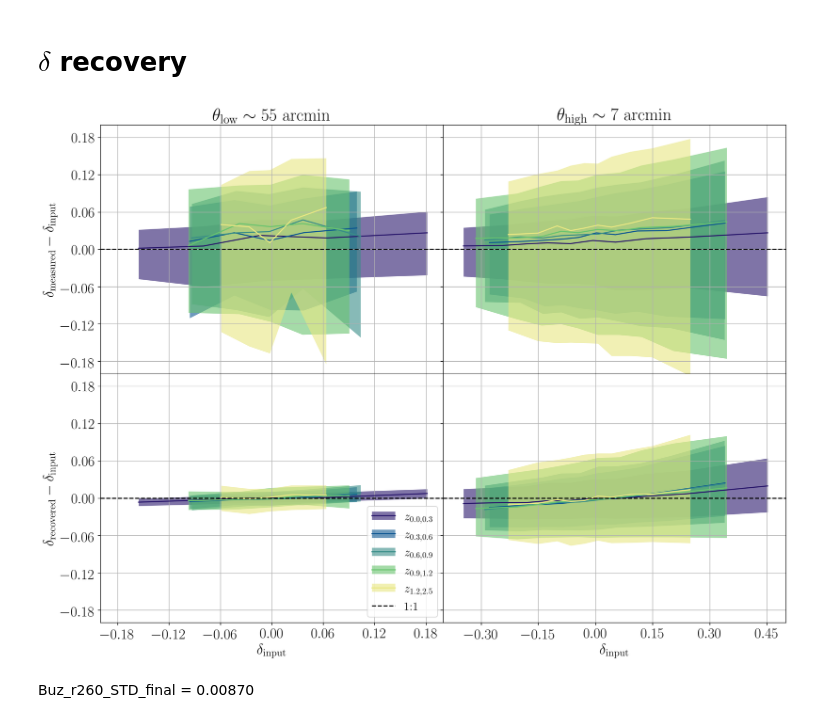
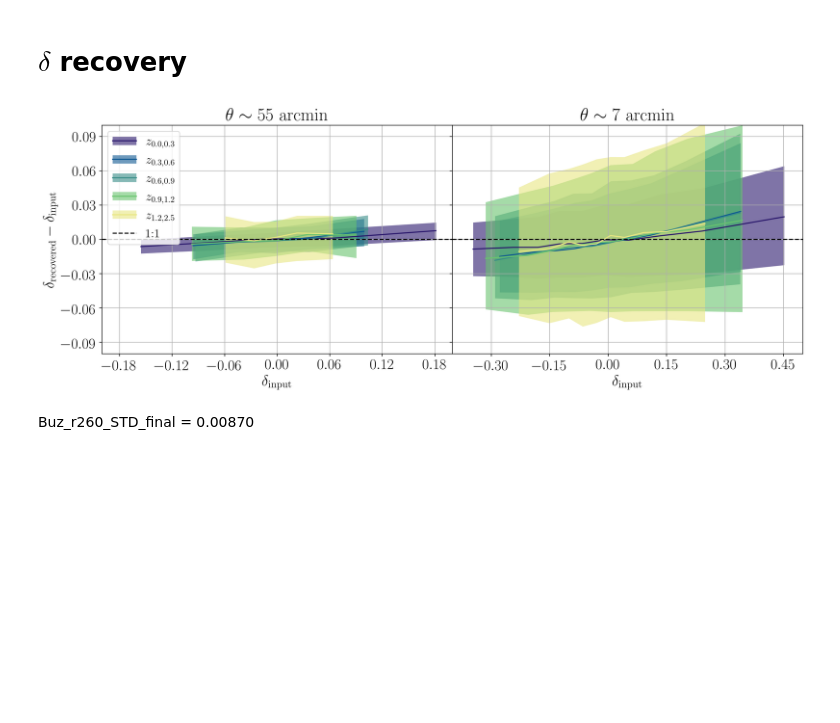
Before and after one commit to MBravoS/MW_dust_galcat, a Jupyter notebook: Plots_main.ipynb, the cells around one changed output. Saved outputs shown, nothing was run; the diff lists cells and outputs as text; code cells hidden in the pictures; blank space fills up the shorter version.

Commit message:
Improved main plots

```diff
--- a/Plots_main.ipynb
+++ b/Plots_main.ipynb
@@ -157,8 +157,8 @@ int_Buz_r260_n9=pd.concat([pd.read_csv(f) for f in sorted(glob.glob('../MWdust_r
 # %%
 display(Markdown(f'Low resolution = {hp.pixelfunc.nside2pixarea(2**6,degrees=True)*3600:.3f} arcmin$^2$ ($\sim${hp.pixelfunc.nside2resol(2**6,arcmin=True):.3f} arcmin)'))
 display(Markdown(f'High resolution = {hp.pixelfunc.nside2pixarea(2**9,degrees=True)*3600:.3f} arcmin$^2$ ($\sim${hp.pixelfunc.nside2resol(2**9,arcmin=True):.3f} arcmin)'))
-nlow=f'$\\theta_\mathrm{{low}}\sim{hp.pixelfunc.nside2resol(2**6,arcmin=True):.0f}$ arcmin'
-nhigh=f'$\\theta_\mathrm{{high}}\sim{hp.pixelfunc.nside2resol(2**9,arcmin=True):.0f}$ arcmin'
+nlow=f'$\\theta\sim{hp.pixelfunc.nside2resol(2**6,arcmin=True):.0f}$ arcmin'
+nhigh=f'$\\theta\sim{hp.pixelfunc.nside2resol(2**9,arcmin=True):.0f}$ arcmin'
 # %% [output]
 Low resolution = 3021.457 arcmin$^2$ ($\sim$54.968 arcmin)
 High resolution = 47.210 arcmin$^2$ ($\sim$6.871 arcmin)
@@ -459,71 +459,57 @@ delta_Buz_r260_n9=delta_recovery(9,int_Buz_r260_n9,pix_Buz_r260_n9,dust_Buz_r260
 col_map=cm.get_cmap(cmo.cm.haline)
 delta_Buz_r260={}
 
-fig=plot.figure(figsize=new_fig_size*2)
-spec=gs.GridSpec(nrows=2,ncols=2,figure=fig,wspace=0,hspace=0,left=0.08,right=0.99,bottom=0.07,top=0.95)
-fax=[[fig.add_subplot(spec[0,0]),fig.add_subplot(spec[0,1])],
-     [fig.add_subplot(spec[1,0]),fig.add_subplot(spec[1,1])]]
-temp=fax[0][1].get_yaxis().set_ticklabels([])
-temp=fax[1][1].get_yaxis().set_ticklabels([])
-temp=fax[0][0].get_xaxis().set_ticklabels([])
-temp=fax[0][1].get_xaxis().set_ticklabels([])
+fig=plot.figure(figsize=(new_fig_size[0]*2,new_fig_size[1]))
+spec=gs.GridSpec(nrows=1,ncols=2,figure=fig,wspace=0,hspace=0,left=0.08,right=0.99,bottom=0.13,top=0.92)
+fax=[fig.add_subplot(spec[0,0]),fig.add_subplot(spec[0,1])]
+temp=fax[1].get_yaxis().set_ticklabels([])
+temp=fax[0].get_xaxis().set_ticks([-0.18,-0.12,-0.06,0.0,0.06,0.12,0.18])
+temp=fax[1].get_xaxis().set_ticks([-0.3,-0.15,0.0,0.15,0.30,0.45])
 for i in range(2):
-    for j in range(2):
-        temp=fax[i][0].get_xaxis().set_ticks([-0.18,-0.12,-0.06,0.0,0.06,0.12,0.18])
-        temp=fax[i][1].get_xaxis().set_ticks([-0.3,-0.15,0.0,0.15,0.30,0.45])
-        temp=fax[i][j].get_yaxis().set_ticks([-0.18,-0.12,-0.06,0.0,0.06,0.12,0.18])
-        fax[i][j].set_rasterized(True)
+    temp=fax[i].get_yaxis().set_ticks([-0.09,-0.06,-0.03,0.0,0.03,0.06,0.09])
+    fax[i].set_rasterized(True)
 zlist=['z015','z045','z075','z105','z185']
 
 # nlow
-fax[0][0].set_title(nlow)
+fax[0].set_title(nlow)
 for i in range(len(zlist)):
     z=zlist[i]
-    sp.errorband(delta_Buz_r260_n6[f'delta_input_{z}'],delta_Buz_r260_n6[f'delta_measured_{z}']-delta_Buz_r260_n6[f'delta_input_{z}'],
-                 stat_mid='median',bin_type='equal',stat_low=16,stat_high=84,line=True,ax=fax[0][0],xlim=[-0.2,0.2],ylim=[-0.2,0.2],
-                 bins=5,line_kw={'c':col_map(1.0*i/(L-0.8))},band_kw={'color':col_map(1.0*i/(L-0.8)),'alpha':0.6},
-                 ylabel='$\delta_\mathrm{measured}-\delta_\mathrm{input}$')
     sp.errorband(delta_Buz_r260_n6[f'delta_input_{z}'],delta_Buz_r260_n6[f'delta_recovered_{z}']-delta_Buz_r260_n6[f'delta_input_{z}'],
                  stat_mid='median',bin_type='equal',stat_low=16,ylabel='$\delta_\mathrm{recovered}-\delta_\mathrm{input}$',
-                 stat_high=84,line=True,ax=fax[1][0],bins=5,band_kw={'color':col_map(1.0*i/(L-0.8)),'alpha':0.6},
-                 xlabel='$\delta_\mathrm{input}$',xlim=[-0.2,0.2],ylim=[-0.2,0.2],line_kw={'c':col_map(1.0*i/(L-0.8))})
-sp.axline(a=0,c='k',linestyle='dashed',ax=fax[0][0])
-sp.axline(a=0,c='k',linestyle='dashed',ax=fax[1][0])
+                 stat_high=84,line=True,ax=fax[0],bins=5,band_kw={'color':col_map(1.0*i/(L-0.8)),'alpha':0.6},
+                 xlabel='$\delta_\mathrm{input}$',xlim=[-0.2,0.2],ylim=[-0.1,0.1],line_kw={'c':col_map(1.0*i/(L-0.8))})
+sp.axline(a=0,c='k',linestyle='dashed',ax=fax[0])
 
 # nhigh
-fax[0][1].set_title(nhigh)
+fax[1].set_title(nhigh)
 for i in range(len(zlist)):
     z=zlist[i]
-    sp.errorband(delta_Buz_r260_n9[f'delta_input_{z}'],delta_Buz_r260_n9[f'delta_measured_{z}']-delta_Buz_r260_n9[f'delta_input_{z}'],
-                 stat_mid='median',bin_type='equal',stat_low=16,stat_high=84,line=True,ax=fax[0][1],xlim=[-0.4,0.5],ylim=[-0.2,0.2],
-                 bins=10,line_kw={'c':col_map(1.0*i/(L-0.8))},band_kw={'color':col_map(1.0*i/(L-0.8)),'alpha':0.6})
     sp.errorband(delta_Buz_r260_n9[f'delta_input_{z}'],delta_Buz_r260_n9[f'delta_recovered_{z}']-delta_Buz_r260_n9[f'delta_input_{z}'],
-                 stat_mid='median',bin_type='equal',stat_low=16,stat_high=84,line=True,ax=fax[1][1],bins=10,xlim=[-0.4,0.5],
-                 band_kw={'color':col_map(1.0*i/(L-0.8)),'alpha':0.6},xlabel='$\delta_\mathrm{input}$',ylim=[-0.2,0.2],
+                 stat_mid='median',bin_type='equal',stat_low=16,stat_high=84,line=True,ax=fax[1],bins=10,xlim=[-0.4,0.5],
+                 band_kw={'color':col_map(1.0*i/(L-0.8)),'alpha':0.6},xlabel='$\delta_\mathrm{input}$',ylim=[-0.1,0.1],
                  line_kw={'c':col_map(1.0*i/(L-0.8))})
-sp.axline(a=0,c='k',linestyle='dashed',ax=fax[0][1])
-sp.axline(a=0,c='k',linestyle='dashed',ax=fax[1][1])
+sp.axline(a=0,c='k',linestyle='dashed',ax=fax[1])
 
 #Legend
-fax[1][0].legend([(patches.Patch(color=col_map(0.0/(L-0.8)),alpha=0.6,linewidth=0),
+fax[0].legend([(patches.Patch(color=col_map(0.0/(L-0.8)),alpha=0.6,linewidth=0),
                    lines.Line2D([0,1],[0,1],color=col_map(0.0/(L-0.8)))),
                   (patches.Patch(color=col_map(1.0/(L-0.8)),alpha=0.6,linewidth=0),
                    lines.Line2D([0,1],[0,1],color=col_map(1.0/(L-0.8)))),
                   (patches.Patch(color=col_map(2.0/(L-0.8)),alpha=0.6,linewidth=0),
                    lines.Line2D([0,1],[0,1],color=col_map(2.0/(L-0.8)))),
                   (patches.Patch(color=col_map(3.0/(L-0.8)),alpha=0.6,linewidth=0),
                    lines.Line2D([0,1],[0,1],color=col_map(3.0/(L-0.8)))),
                   (patches.Patch(color=col_map(4.0/(L-0.8)),alpha=0.6,linewidth=0),
                    lines.Line2D([0,1],[0,1],color=col_map(4.0/(L-0.8)))),
                   lines.Line2D([0,1],[0,1],color='k',linestyle='dashed')],
                  ['$z_{0.0,0.3}$','$z_{0.3,0.6}$','$z_{0.6,0.9}$','$z_{0.9,1.2}$','$z_{1.2,2.5}$','1:1'],
-                 fontsize=16,handler_map={tuple:HandlerTuple(ndivide=1)},loc=4)
+                 fontsize=16,handler_map={tuple:HandlerTuple(ndivide=1)},loc=2)
 
 plot.savefig('../MWdust_results/delta_recovery_B260.pdf')
 plot.savefig('../MWdust_results/PNG/delta_recovery_B260.png')
 plot.show()
 # %% [output]
-[figure, old version]
+[figure, new version]
 # %%
 for z in zlist:
     display(Markdown(f'Buz_r260_STD_final = {np.std(delta_Buz_r260_n6[f"delta_input_{z}"]-delta_Buz_r260_n6[f"delta_recovered_{z}"]):.5f}'))
```
Also changed, not shown: parts of 3 cells of this notebook.
